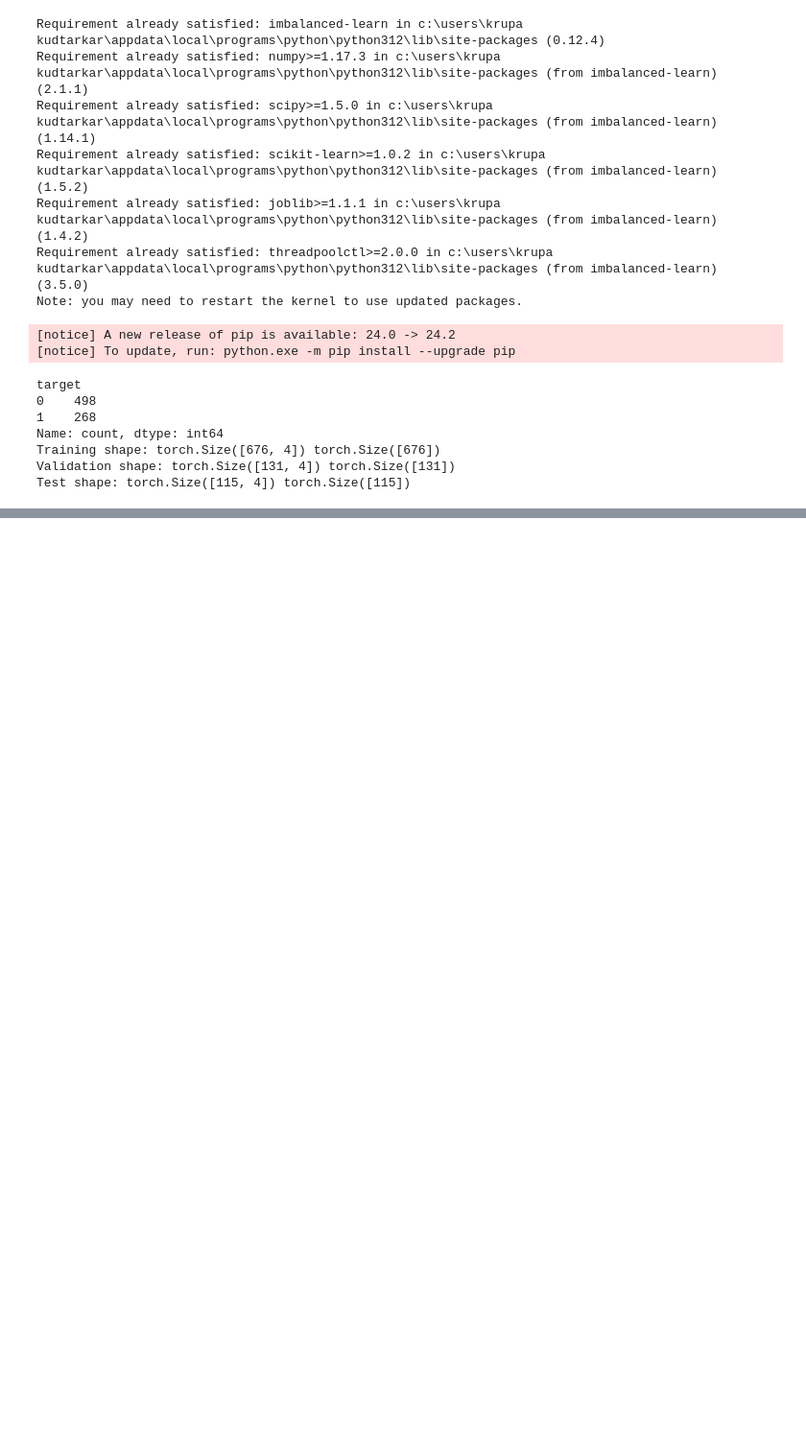
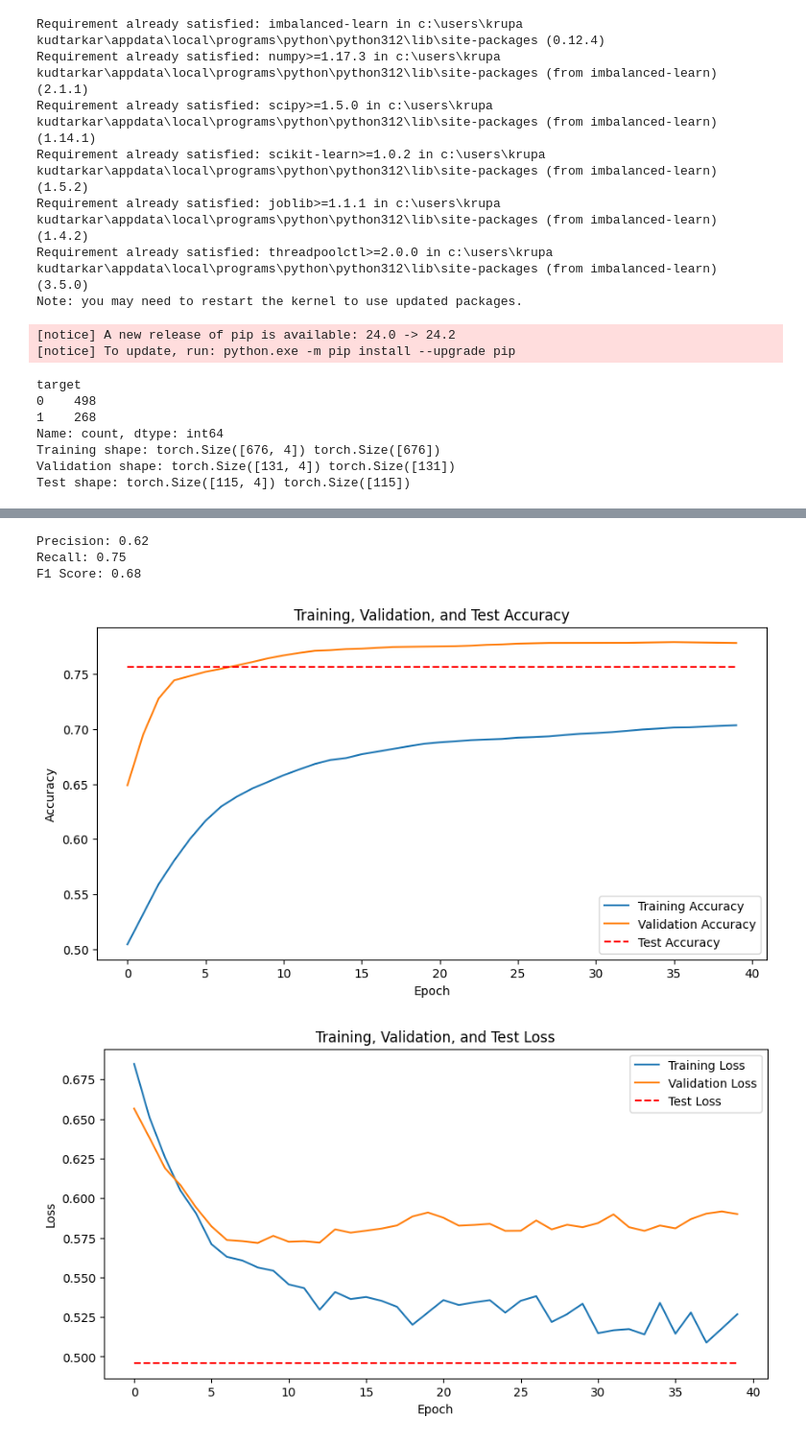
Before and after one commit to Ganesh-Kdt/Assignment-2-NN, a Jupyter notebook: Assignment_2.ipynb, the cells around one changed output, grey strips where cells are left out. Shown at 96% size. Drawn from its saved outputs; the diff is of its cells as text; code cells hidden in the pictures; blank space fills up the shorter version.

```diff
--- a/Assignment_2.ipynb
+++ b/Assignment_2.ipynb
@@ -393,0 +320,5 @@ F1 Score: 0.69
+# %%
+accuracy = accuracy_score(test_list, predicted_list)*100
+print(f"Test Accuracy: {accuracy:.2f}%")
+test_loss = test_total_loss/len(test_loader)
+print(f"Test Loss: {test_loss:.4f}")
@@ -393,0 +328,59 @@ F1 Score: 0.69
+# %%
+precision,recall,f1,_ = precision_recall_fscore_support(test_list, predicted_list, average='binary')
+#Precision,f1, and recall metrics
+print(f"Precision: {precision:.2f}")
+print(f"Recall: {recall:.2f}")
+print(f"F1 Score: {f1:.2f}")
+# %% [output]
+Precision: 0.62
+Recall: 0.75
+F1 Score: 0.68
+# %%
+test_accuracies = [accuracy / 100] * epochs
+test_losses = [test_loss] * epochs
+
+#Training,Validation and Test Accuracy graph
+plt.figure(figsize=(10, 5))
+plt.plot(train_accuracies, label='Training Accuracy')
+plt.plot(validation_accuracies, label='Validation Accuracy')
+plt.plot(test_accuracies, label='Test Accuracy', linestyle='--', color='red')
+plt.title('Training, Validation, and Test Accuracy')
+plt.xlabel('Epoch')
+plt.ylabel('Accuracy')
+plt.legend()
+plt.show()
+
+#Training,Validation and Test Loss graph
+plt.figure(figsize=(10, 5))
+plt.plot(train_losses, label='Training Loss')
+plt.plot(validation_losses, label='Validation Loss')
+plt.plot(test_losses, label='Test Loss', linestyle='--', color='red')
+plt.title('Training, Validation, and Test Loss')
+plt.xlabel('Epoch')
+plt.ylabel('Loss')
+plt.legend()
+plt.show()
+
+#Confusion Matrix
+conf_matrix = confusion_matrix(test_list, predicted_list)
+plt.figure(figsize=(6, 4))
+sns.heatmap(conf_matrix, annot=True, fmt='d', cmap='Blues')
+plt.title('Confusion Matrix')
+plt.xlabel('Predicted Label')
+plt.ylabel('True Label')
+plt.show()
+
+# ROC Curve
+fpr, tpr, _ = roc_curve(test_list, predicted_list)
+roc_auc = auc(fpr, tpr)
+plt.figure(figsize=(10,7))
+plt.plot(fpr, tpr, color='blue', label=f'(AUC = {roc_auc:.2f})')
+plt.plot([0, 1], [0, 1], color='red', linestyle='--')
+plt.title('(ROC)Curve')
+plt.xlabel('False Positive values')
+plt.ylabel('True Positive values')
+plt.legend()
+plt.show()
+# %% [output]
+[figure, added]
+[figure, added]
```
Also changed, not shown: parts of 12 cells of this notebook, 1 other file.
